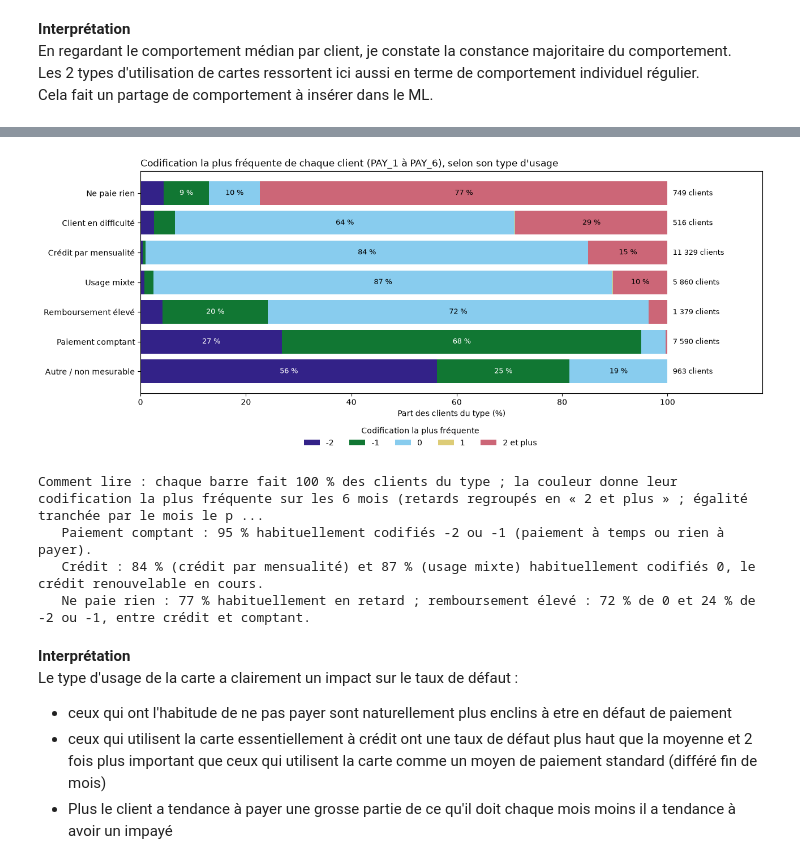
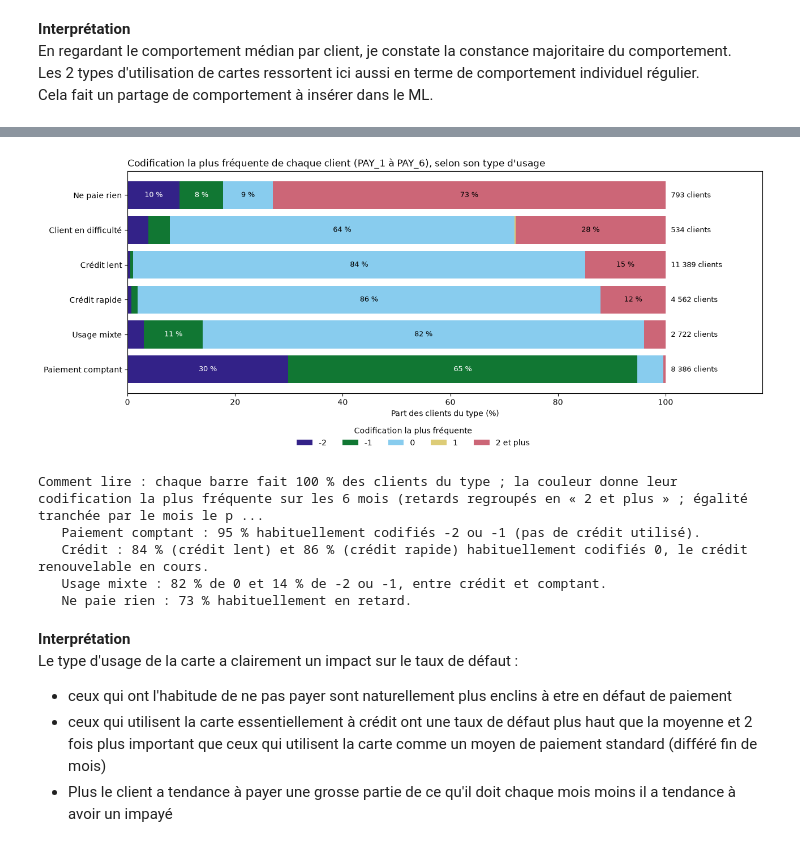
Before and after one commit to johan-mac-59/RiskLens_ML, a Jupyter notebook: src/05_03_EDA_storytelling.ipynb, the cells around one changed output, grey strips where cells are left out. Cells and saved outputs as stored; diff of their text form; code cells hidden in the pictures.

```diff
--- a/src/05_03_EDA_storytelling.ipynb
+++ b/src/05_03_EDA_storytelling.ipynb
@@ -2521,10 +2515,9 @@ Comment lire : la ligne en pointillés est le taux de défaut moyen de tous les
 # (colonnes TYPE_USAGE et ratio_PAY_BILL_regularite créées en tête du notebook ; définitions : docs/colonnes_creees.md)
 import matplotlib.pyplot as plt
 
-types_mesures = ['Ne paie rien', 'Client en difficulté', 'Crédit par mensualité', 'Usage mixte',
-                 'Remboursement élevé', 'Paiement comptant']        # « Autre / non mesurable » n'a pas de régularité
+TYPES_USAGE = ['Ne paie rien', 'Client en difficulté', 'Crédit lent', 'Crédit rapide', 'Usage mixte', 'Paiement comptant']
 nb_mois_factures = sum((df[f'BILL_AMT{n + 1}'] > 0).astype(int) for n in range(1, 6))
-assez = (nb_mois_factures >= 3) & df['TYPE_USAGE'].isin(types_mesures)
+assez = (nb_mois_factures >= 3) & df['TYPE_USAGE'].notna()
 regul = df.loc[assez, 'ratio_PAY_BILL_regularite']
 type_u = df.loc[assez, 'TYPE_USAGE']
 
@@ -2533,13 +2526,13 @@ niveaux = pd.DataFrame({
     'Tous les mois dans son type': (regul == 100).groupby(type_u).mean() * 100,
     'Au moins la moitié des mois': ((regul >= 50) & (regul < 100)).groupby(type_u).mean() * 100,
     'Moins de la moitié des mois': (regul < 50).groupby(type_u).mean() * 100,
-}).reindex(types_mesures)
+}).reindex(TYPES_USAGE)
 couleurs = {'Tous les mois dans son type': '#117733', 'Au moins la moitié des mois': '#88CCEE', 'Moins de la moitié des mois': '#CC6677'}
 
 fig, ax = plt.subplots(figsize=(12, 5))
 gauche = np.zeros(len(niveaux))
 for col, couleur in couleurs.items():
-    ax.barh(types_mesures, niveaux[col], left=gauche, color=couleur, label=col)
+    ax.barh(TYPES_USAGE, niveaux[col], left=gauche, color=couleur, label=col)
     for y, (g, v) in enumerate(zip(gauche, niveaux[col])):
         if v >= 6:
             ax.text(g + v / 2, y, f'{v:.0f} %', ha='center', va='center', fontsize=9, color='white' if col != 'Au moins la moitié des mois' else 'black')
@@ -2553,8 +2546,8 @@ plt.tight_layout()
 plt.show()
 
 tableau = pd.DataFrame({
-    'Clients (3 mois de facture ou plus)': type_u.value_counts().reindex(types_mesures),
-    'Part moyenne des mois dans son type (%)': regul.groupby(type_u).mean().reindex(types_mesures).round(1),
+    'Clients (3 mois de facture ou plus)': type_u.value_counts().reindex(TYPES_USAGE),
+    'Part moyenne des mois dans son type (%)': regul.groupby(type_u).mean().reindex(TYPES_USAGE).round(1),
 }).join(niveaux.round(1))
 display(tableau.rename_axis("Type d'usage"))
 
@@ -2564,5 +2557,6 @@ print(f"   Le plus stable : {tableau['Part moyenne des mois dans son type (%)'].
       f"({tableau['Part moyenne des mois dans son type (%)'].max():.0f} % des mois dans son type en moyenne) ; "
       f"le moins stable : {tableau['Part moyenne des mois dans son type (%)'].idxmin()} "
       f"({tableau['Part moyenne des mois dans son type (%)'].min():.0f} %).")
-print("   Pour « Ne paie rien », la part « moins de la moitié » vaut 0 % par construction : une médiane à 0 % suppose au moins la moitié des mois à 0 %.")
+print("   Pour « Ne paie rien » et « Paiement comptant », la part « moins de la moitié » vaut 0 % par construction : une médiane à 0 % "
+      "(ou de plus de 95 %) suppose au moins la moitié des mois à 0 % (ou à plus de 95 %).")
 # %% [output]
@@ -2581,47 +2575,50 @@ Comment lire : pour chaque client, on compte les mois avec une facture due où s
 # %%
 # Codification la plus fréquente (PAY_habituel) selon le type d'usage (TYPE_USAGE)
 # Colonnes créées en tête du notebook ; définitions : docs/colonnes_creees.md
+# TYPE_USAGE n'utilise aucune codification : ce croisement est une vérification indépendante
 import matplotlib.pyplot as plt
 
-ordre_types = ['Ne paie rien', 'Client en difficulté', 'Crédit par mensualité', 'Usage mixte',
-               'Remboursement élevé', 'Paiement comptant', 'Autre / non mesurable']
+TYPES_USAGE = ['Ne paie rien', 'Client en difficulté', 'Crédit lent', 'Crédit rapide', 'Usage mixte', 'Paiement comptant']
 COULEURS_CODIF = {'-2': '#332288', '-1': '#117733', '0': '#88CCEE', '1': '#DDCC77', '2 et plus': '#CC6677'}
 codif = df['PAY_habituel'].map({-2: '-2', -1: '-1', 0: '0', 1: '1', 2: '2 et plus'})
-parts = (pd.crosstab(df['TYPE_USAGE'], codif, normalize='index') * 100).reindex(index=ordre_types, columns=list(COULEURS_CODIF), fill_value=0)
-clients = df['TYPE_USAGE'].value_counts().reindex(ordre_types)
+parts = (pd.crosstab(df['TYPE_USAGE'], codif, normalize='index') * 100).reindex(index=TYPES_USAGE, columns=list(COULEURS_CODIF), fill_value=0)
+clients = df['TYPE_USAGE'].value_counts().reindex(TYPES_USAGE)
 
 fig, ax = plt.subplots(figsize=(13, 5.5))
 gauche = np.zeros(len(parts))
 for c, couleur in COULEURS_CODIF.items():
-    ax.barh(ordre_types, parts[c], left=gauche, color=couleur, label=c)
+    ax.barh(TYPES_USAGE, parts[c], left=gauche, color=couleur, label=c)
     for y, (g, v) in enumerate(zip(gauche, parts[c])):
         if v >= 6:
             ax.text(g + v / 2, y, f'{v:.0f} %', ha='center', va='center', fontsize=9, color='white' if c in ('-2', '-1') else 'black')
     gauche += parts[c].to_numpy()
-for y, t in enumerate(ordre_types):
+for y, t in enumerate(TYPES_USAGE):
     ax.text(101, y, f'{int(clients[t]):,} clients'.replace(',', ' '), va='center', fontsize=9)
 ax.invert_yaxis()
 ax.set_xlim(0, 118)
 ax.set_xticks(range(0, 101, 20))
 ax.set_xlabel('Part des clients du type (%)')
 ax.set_title("Codification la plus fréquente de chaque client (PAY_1 à PAY_6), selon son type d'usage", loc='left')
 ax.legend(title='Codification la plus fréquente', ncol=5, loc='upper center', bbox_to_anchor=(0.45, -0.12), frameon=False)
 plt.tight_layout()
 plt.show()
 
 print("Comment lire : chaque barre fait 100 % des clients du type ; la couleur donne leur codification la plus fréquente sur les 6 mois "
-      "(retards regroupés en « 2 et plus » ; égalité tranchée par le mois le plus récent).")
-print(f"   Paiement comptant : {parts.loc['Paiement comptant', ['-2', '-1']].sum():.0f} % habituellement codifiés -2 ou -1 (paiement à temps ou rien à payer).")
-print(f"   Crédit : {parts.loc['Crédit par mensualité', '0']:.0f} % (crédit par mensualité) et {parts.loc['Usage mixte', '0']:.0f} % (usage mixte) "
+      "(retards regroupés en « 2 et plus » ; égalité tranchée par le mois le plus récent). Le type d'usage est construit sur les seuls paiements : "
+      "si les types ont un sens, la banque doit les codifier différemment.")
+print(f"   Paiement comptant : {parts.loc['Paiement comptant', ['-2', '-1']].sum():.0f} % habituellement codifiés -2 ou -1 (pas de crédit utilisé).")
+print(f"   Crédit : {parts.loc['Crédit lent', '0']:.0f} % (crédit lent) et {parts.loc['Crédit rapide', '0']:.0f} % (crédit rapide) "
       "habituellement codifiés 0, le crédit renouvelable en cours.")
-print(f"   Ne paie rien : {parts.loc['Ne paie rien', '2 et plus']:.0f} % habituellement en retard ; "
-      f"remboursement élevé : {parts.loc['Remboursement élevé', '0']:.0f} % de 0 et {parts.loc['Remboursement élevé', ['-2', '-1']].sum():.0f} % de -2 ou -1, entre crédit et comptant.")
+print(f"   Usage mixte : {parts.loc['Usage mixte', '0']:.0f} % de 0 et {parts.loc['Usage mixte', ['-2', '-1']].sum():.0f} % de -2 ou -1, "
+      "entre crédit et comptant.")
+print(f"   Ne paie rien : {parts.loc['Ne paie rien', '2 et plus']:.0f} % habituellement en retard.")
 # %% [output]
-[figure, old version]
+[figure, new version]
 Comment lire : chaque barre fait 100 % des clients du type ; la couleur donne leur codification la plus fréquente sur les 6 mois (retards regroupés en « 2 et plus » ; égalité tranchée par le mois le p ...
-   Paiement comptant : 95 % habituellement codifiés -2 ou -1 (paiement à temps ou rien à payer).
-   Crédit : 84 % (crédit par mensualité) et 87 % (usage mixte) habituellement codifiés 0, le crédit renouvelable en cours.
-   Ne paie rien : 77 % habituellement en retard ; remboursement élevé : 72 % de 0 et 24 % de -2 ou -1, entre crédit et comptant.
+   Paiement comptant : 95 % habituellement codifiés -2 ou -1 (pas de crédit utilisé).
+   Crédit : 84 % (crédit lent) et 86 % (crédit rapide) habituellement codifiés 0, le crédit renouvelable en cours.
+   Usage mixte : 82 % de 0 et 14 % de -2 ou -1, entre crédit et comptant.
+   Ne paie rien : 73 % habituellement en retard.
 # %% [markdown]
 **Interprétation**
 Le type d'usage de la carte a clairement un impact sur le taux de défaut :
```
Also changed, not shown: parts of 4 cells of this notebook, 4 other files.
